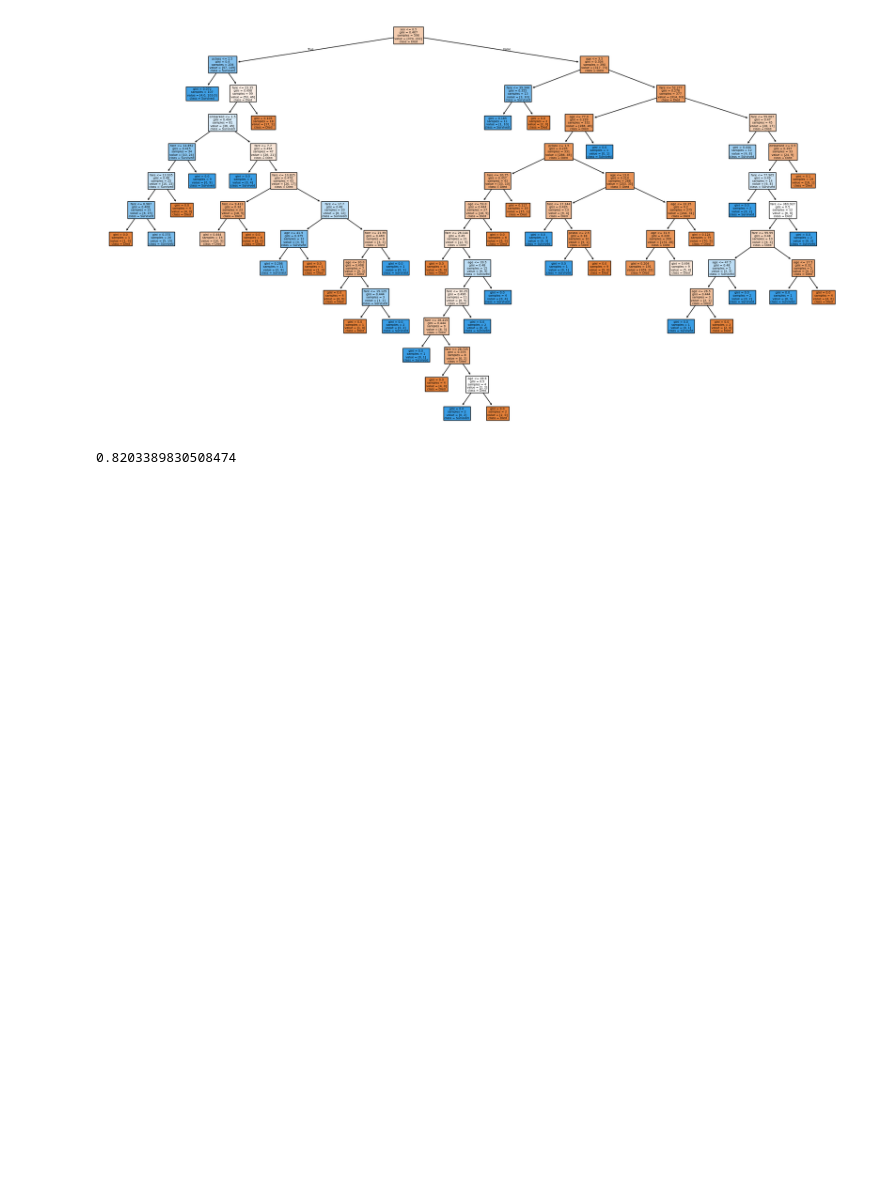
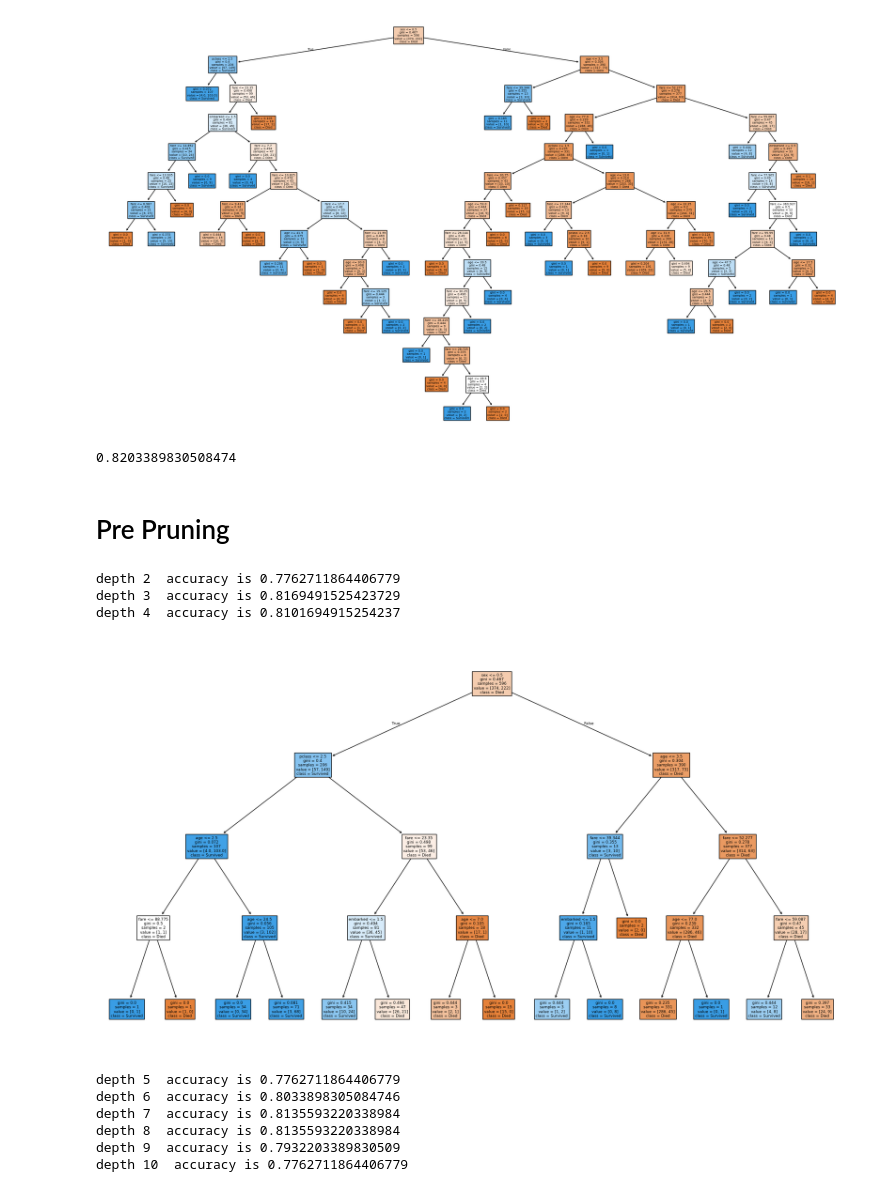
Before and after one commit to FatimaAjmal89/machine-learning-models, a Jupyter notebook: Decision_Tree/Decision_tree.ipynb, the cells around one changed output. Cells and saved outputs as stored; diff of their text form; code cells hidden in the pictures; blank space fills up the shorter version.

Commit message:
Implemented pre-pruning

```diff
--- a/Decision_Tree/Decision_tree.ipynb
+++ b/Decision_Tree/Decision_tree.ipynb
@@ -189,3 +189,39 @@ plt.show()
 print(best_model.score(X_test,y_test))
 # %% [output]
 0.8203389830508474
+# %% [markdown]
+# Pre Pruning
+# %%
+max_Depth = [2,3,4,5,6,7,8,9,10]
+
+for depth in max_Depth:
+    model = DecisionTreeClassifier(max_depth = depth)
+    model.fit(X_train , y_train)
+
+    accuracy = model.score(X_test , y_test)
+    print("depth" ,  depth ," accuracy is", accuracy )
+    if depth == 4:
+        plt.figure(figsize = (18,10))
+        plot_tree(
+           model,
+           feature_names = X.columns,
+          class_names = ["Died", "Survived"],
+          filled = True,
+
+
+        )
+
+
+        plt.tight_layout()
+        plt.show()
+# %% [output]
+depth 2  accuracy is 0.7762711864406779
+depth 3  accuracy is 0.8169491525423729
+depth 4  accuracy is 0.8101694915254237
+[figure, added]
+depth 5  accuracy is 0.7762711864406779
+depth 6  accuracy is 0.8033898305084746
+depth 7  accuracy is 0.8135593220338984
+depth 8  accuracy is 0.8135593220338984
+depth 9  accuracy is 0.7932203389830509
+depth 10  accuracy is 0.7762711864406779
```
Also changed, not shown: parts of 1 cell of this notebook.
